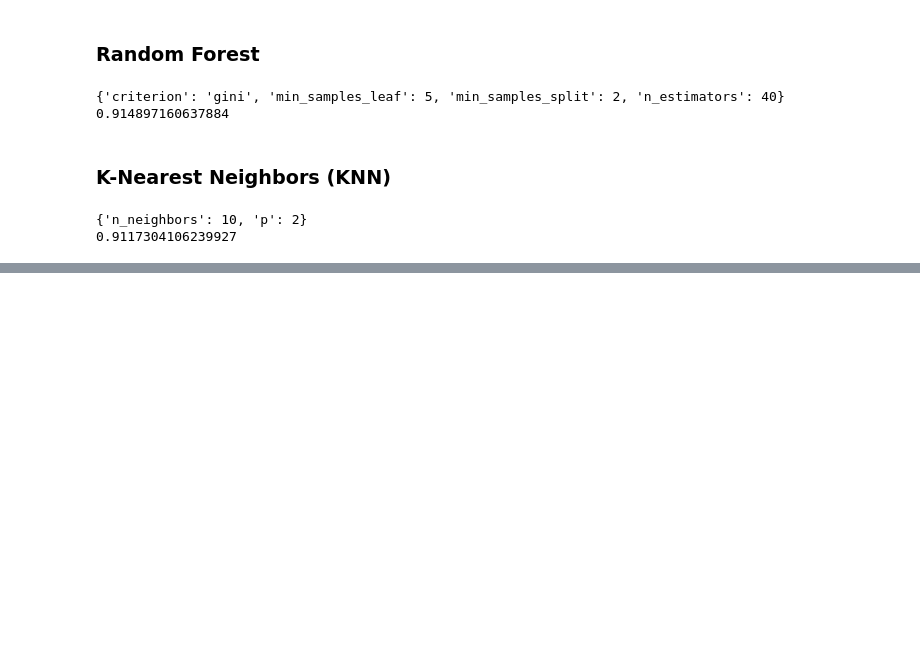
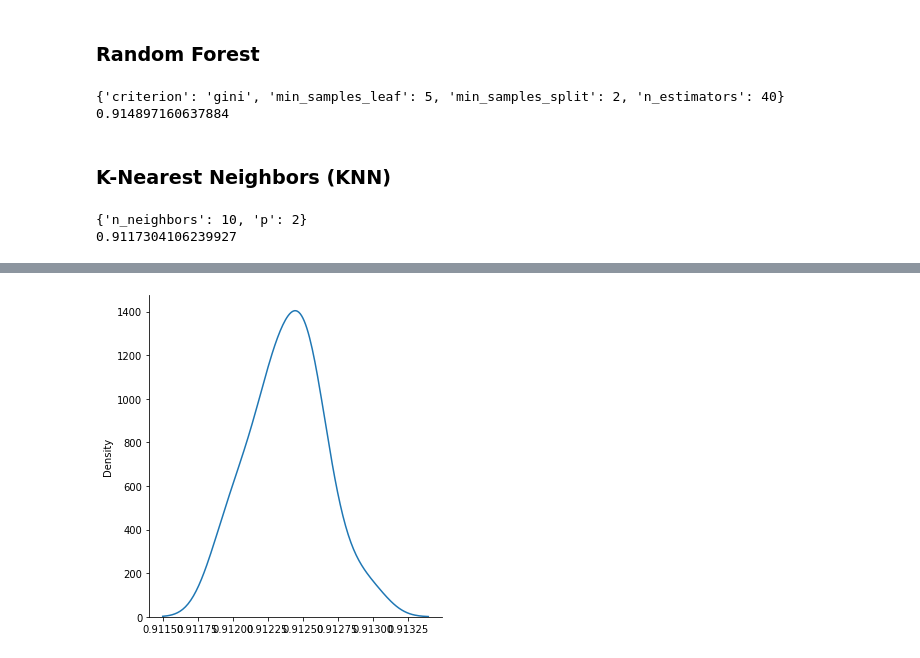
Before and after one commit to jeffersonlbsb/classification_model_example, a Jupyter notebook: heart_disease_prediction.ipynb, the cells around one changed output, grey strips where cells are left out. Cells and saved outputs as stored; diff of their text form; code cells hidden in the pictures; blank space fills up the shorter version.

```diff
--- a/heart_disease_prediction.ipynb
+++ b/heart_disease_prediction.ipynb
@@ -358,0 +601,4 @@ print(melhor_resultado)
+# %%
+sns.displot(resultados_knn, kind = 'kde');
+# %% [output]
+[figure, added]
```
Also changed, not shown: parts of 65 cells of this notebook.
